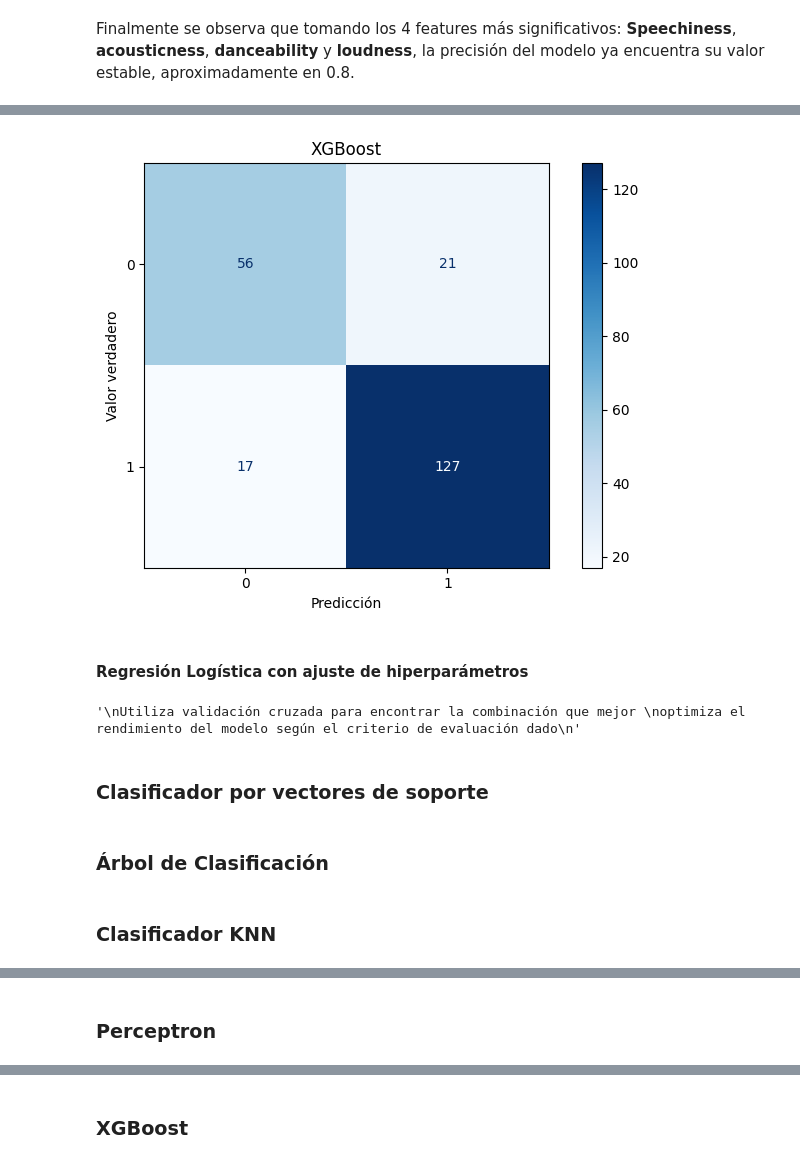
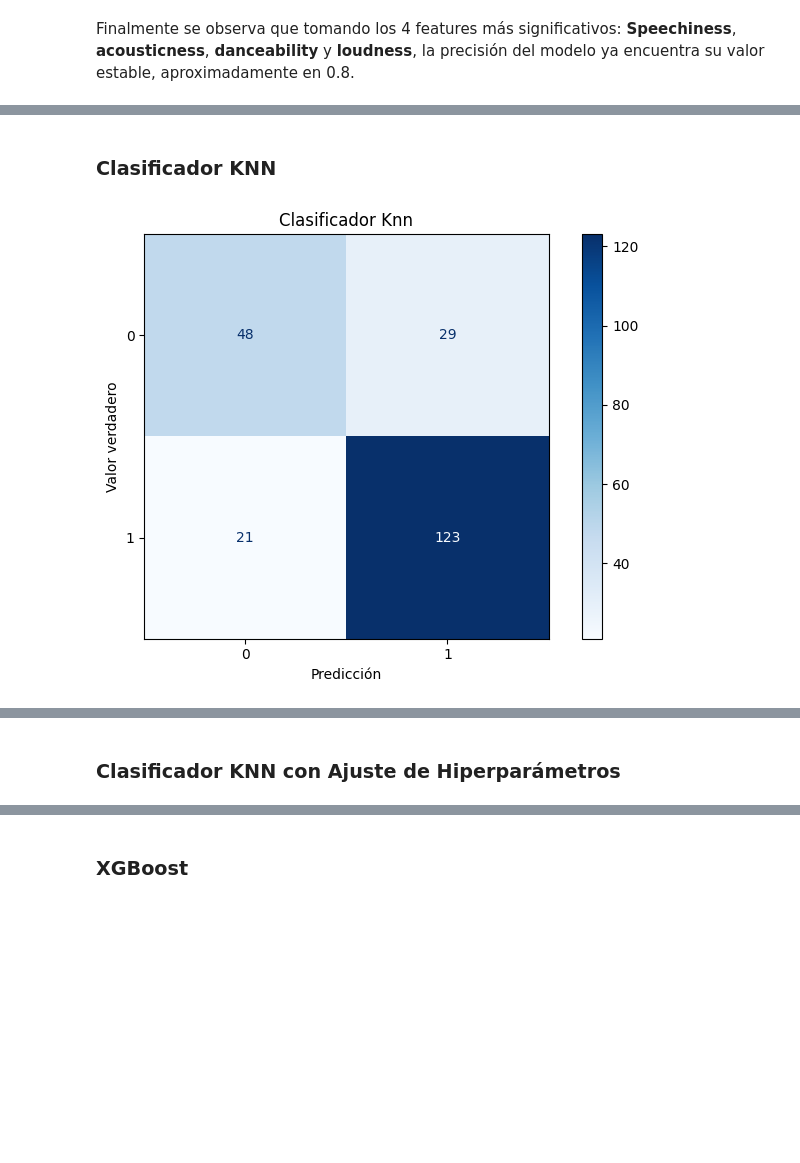
Before and after one commit to luciano106/CEIA-AMq1, a Jupyter notebook: TP_FINAL/tp_final.ipynb, the cells around one changed output, grey strips where cells are left out. Saved outputs shown, nothing was run; the diff lists cells and outputs as text; code cells hidden in the pictures; blank space fills up the shorter version.

Commit message:
Performance de modelos

```diff
--- a/TP_FINAL/tp_final.ipynb
+++ b/TP_FINAL/tp_final.ipynb
@@ -1179,19 +1126,0 @@ def XGBoostClassifier (X_tr, y_tr, X_ts, y_ts):
-# %%
-mname = "XGBoost"
-
-xg_y_pred, xg_classes, xg_y_probs = XGBoostClassifier (X_train, y_train, X_test, y_test)
-
-confM = showConfMatrix(y_test, xg_y_pred, xg_classes, mname)
-# %% [output]
-[figure, removed]
-# %% [markdown]
-#### Regresión Logística con ajuste de hiperparámetros
-# %%
-"""
-Utiliza validación cruzada para encontrar la combinación que mejor
-optimiza el rendimiento del modelo según el criterio de evaluación dado
-"""
-# %% [output]
-'\nUtiliza validación cruzada para encontrar la combinación que mejor \noptimiza el rendimiento del modelo según el criterio de evaluación dado\n'
-# %% [markdown]
-### Clasificador por vectores de soporte
@@ -1219,2 +1126,0 @@ def SVCHiperP (X_tr, y_tr, X_ts, y_ts, param_grid, p_cv, metric):
-# %% [markdown]
-### Árbol de Clasificación
@@ -1242,2 +1127,27 @@ def DecisionTreeHiperP (X_tr, y_tr, X_ts, y_ts, param_grid, p_cv, metric):
 # %% [markdown]
 ### Clasificador KNN
+# %%
+def Knn (X_tr, y_tr, X_ts, y_ts):
+
+    knn = KNeighborsClassifier()
+    knn.fit(X_tr, y_tr)
+
+    # Obtener las predicciones en el conjunto de prueba
+    y_pred_knn = knn.predict(X_ts)
+    y_probs_knn = knn.predict_proba(X_ts)[:, -1]
+
+    return y_pred_knn, knn.classes_, y_probs_knn
+# %%
+mname = "Clasificador Knn"
+
+knn_y_pred, knn_classes, knn_y_probs = Knn (X_train, y_train, X_test, y_test)
+
+confM = showConfMatrix(y_test, knn_y_pred, knn_classes, mname)
+
+metrics = getMetrics(y_test, knn_y_pred, confM, mname)
+
+df_metrics = printMetrics(metrics, len(variables), "Standard", "Grilla")
+
+display(df_metrics.style.hide(axis='index'))
+# %% [output]
+[figure, added]
@@ -1244,3 +1156,5 @@ def DecisionTreeHiperP (X_tr, y_tr, X_ts, y_ts, param_grid, p_cv, metric):
+# %% [markdown]
+### Clasificador KNN con Ajuste de Hiperparámetros
 # %%
 def KnnHiperP (X_tr, y_tr, X_ts, y_ts, param_grid, p_cv, metric):
 
@@ -1258,5 +1172,3 @@ def KnnHiperP (X_tr, y_tr, X_ts, y_ts, param_grid, p_cv, metric):
     y_pred_knn = best_model.predict(X_ts)
 
     return y_pred_knn, best_model.classes_, best_model
-# %% [markdown]
-### Perceptron
```
Also changed, not shown: parts of 21 cells of this notebook.
